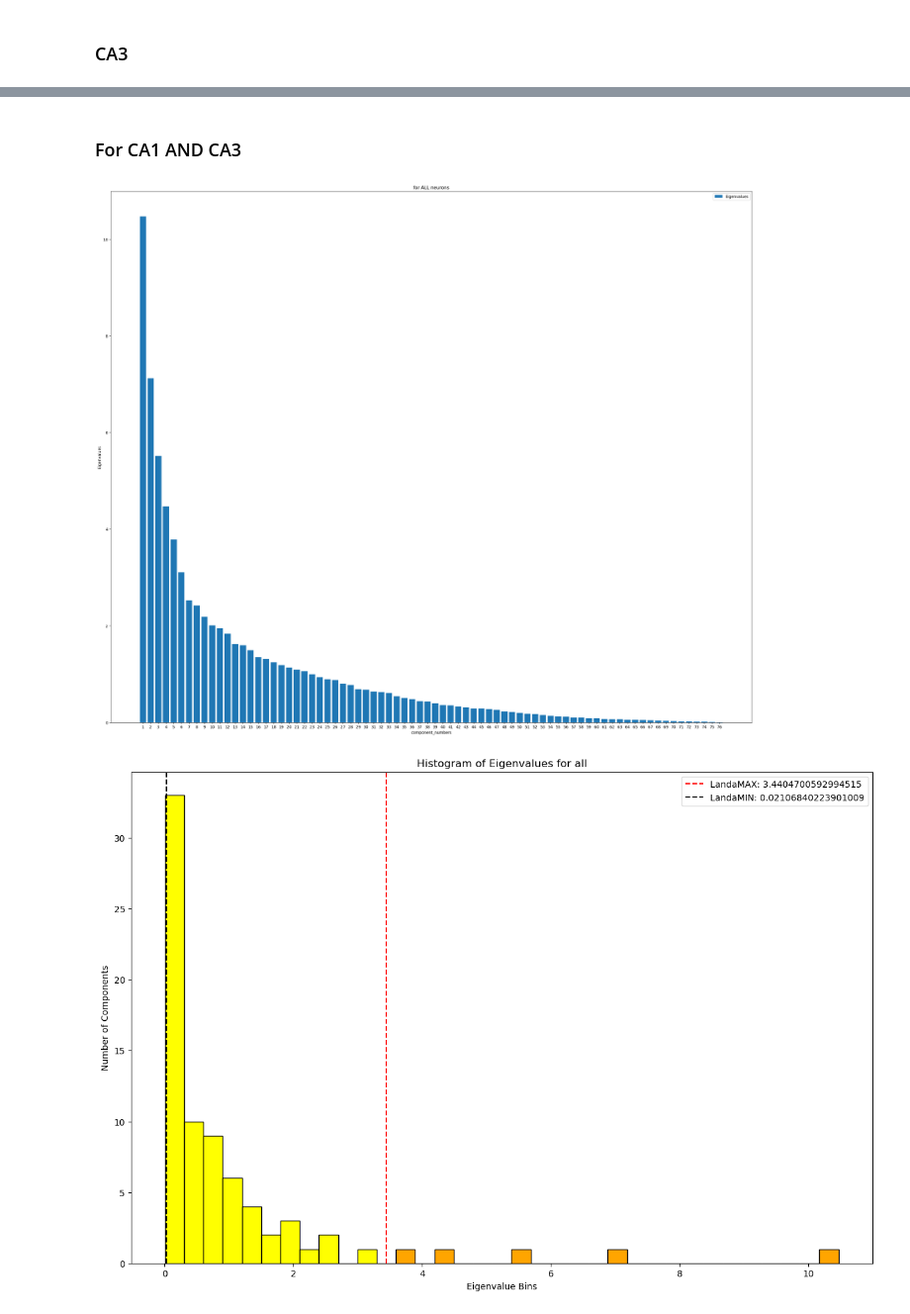
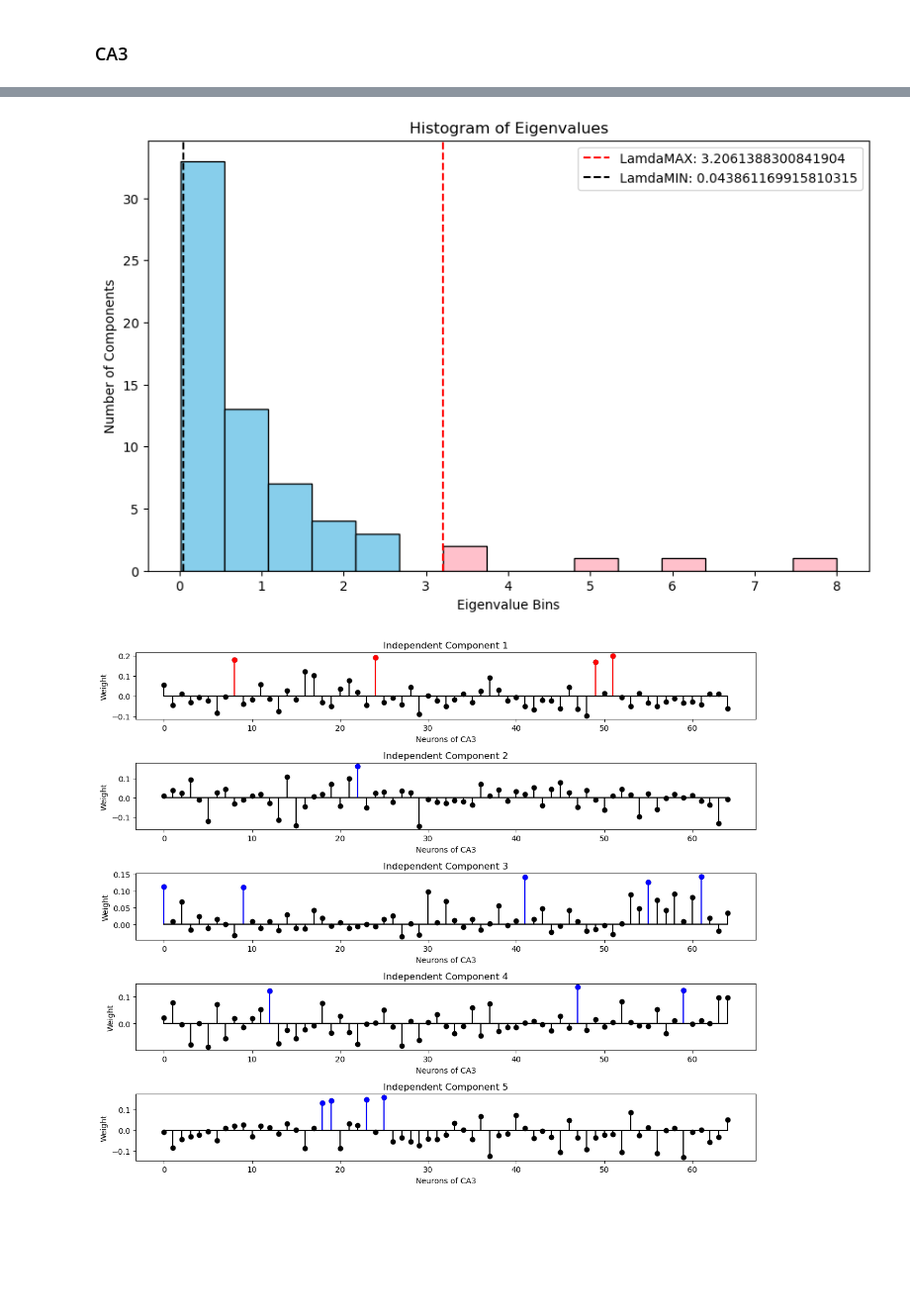
Before and after one commit to tristanstoeber/hpc_act_corr, a Jupyter notebook: hpc_act_corr/00_load_data.ipynb, the cells around one changed output, grey strips where cells are left out. Shown at 99% size. Cells and saved outputs as stored; diff of their text form; code cells hidden in the pictures; blank space fills up the shorter version.

```diff
--- a/hpc_act_corr/00_load_data.ipynb
+++ b/hpc_act_corr/00_load_data.ipynb
@@ -569,55 +514,5 @@ plt.show()
-# %% [markdown]
-### For CA1 AND CA3
-# %%
-scaler = StandardScaler()
-ALL_cells_scaled = scaler.fit_transform(spikes_counts_per_neurons_sorted)# normalization
-pca = PCA(n_components = len(spikes_counts_per_neurons_sorted.columns),random_state=0)# number of component== number of neurons
-
-pcomp= pca.fit_transform(ALL_cells_scaled)
-
-components=pca.components_
-eigenvalues = pca.explained_variance_
-
-
-n=len(spikes_counts_per_neurons_sorted.columns)# number of neurons
-B=len(spikes_counts_per_neurons_sorted.index)# number of bins
-LandaMAX=(1+(np.sqrt(n/B)))**2
-LandaMIN=(1-(np.sqrt(n/B)))**2
-distinct_significant_patterns=np.column_stack(np.where(eigenvalues>= LandaMAX))
-#plot each component based on its eigenvalue
-plt.figure(figsize=(30, 25))
-component_numbers = np.arange(1, len(components) + 1)
-plt.bar(component_numbers, eigenvalues, label='Eigenvalues')
-plt.xlabel('component_numbers')
-plt.ylabel('Eigenvalues')
-plt.title('for ALL neurons')
-plt.legend()
-plt.xticks(component_numbers)
-plt.show()
-
-## figure S2-A[2]
-
-num_bins_eigens = 35
-min_value = np.min(eigenvalues)
-max_value = np.max(eigenvalues)
-bin_edges = np.linspace(min_value, max_value, num_bins_eigens + 1)
-
-# Create a histogram
-hist, bin_edges = np.histogram(eigenvalues, bins=bin_edges)
-plt.figure(figsize=(15,10))
-
-for i in range(num_bins_eigens):
-    color = 'orange' if bin_edges[i] > LandaMAX else 'yellow'
-    plt.bar(bin_edges[i], hist[i], width=bin_edges[i + 1] - bin_edges[i], align='edge', edgecolor='black', color=color)
-
-plt.xlabel('Eigenvalue Bins')
-plt.ylabel('Number of Components')
-plt.title('Histogram of Eigenvalues for all')
-plt.axvline(LandaMAX, linestyle='--', color='red', label=f'LandaMAX: {LandaMAX}')
-plt.axvline(LandaMIN, linestyle='--', color='black', label=f'LandaMIN: {LandaMIN}')
-
-plt.legend()
-plt.show()
-# %% [output]
-[figure, removed]
-[figure, removed]
+# %%
+a=assebmlypatterns(CA3_cells, 'CA3')
+# %% [output]
+[figure, added]
+[figure, added]
```
Also changed, not shown: parts of 11 cells of this notebook.
